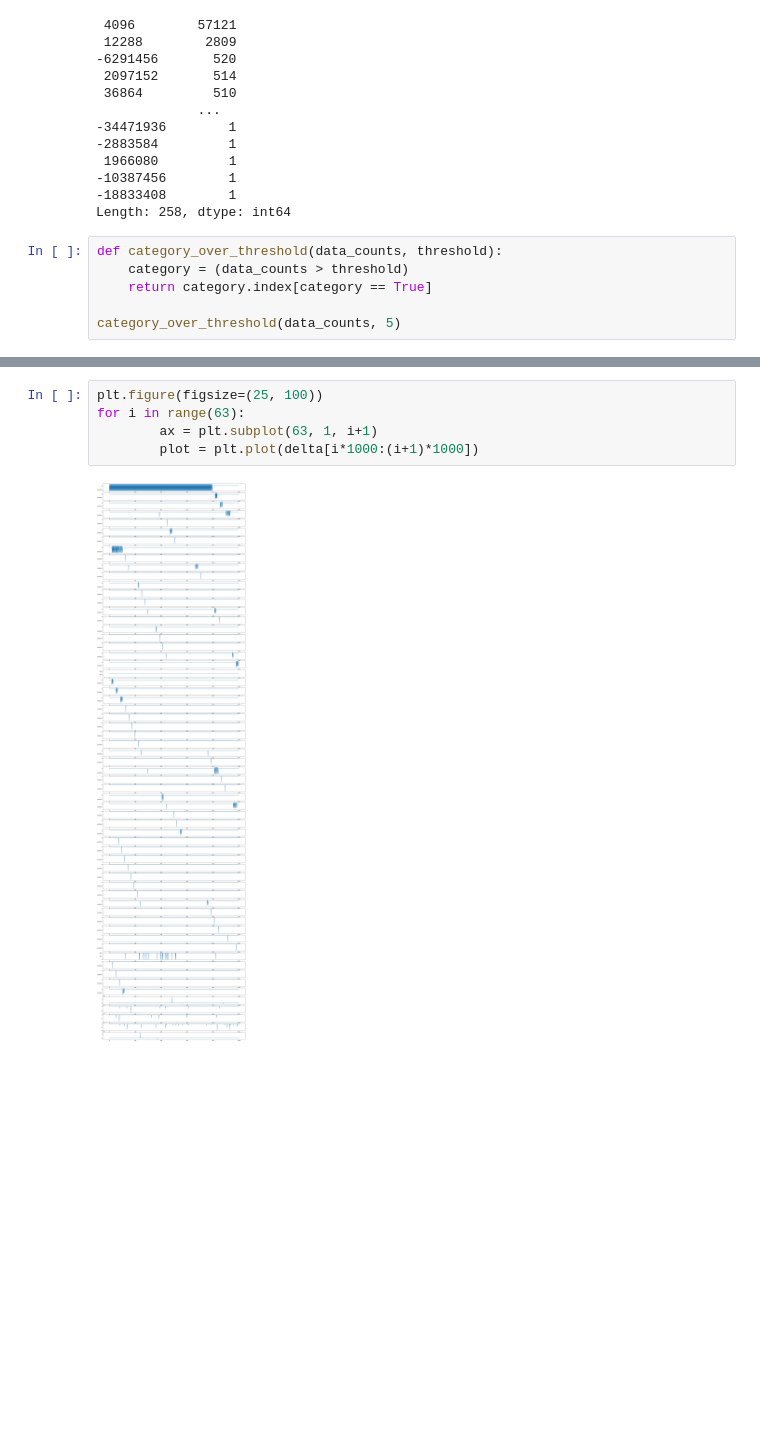
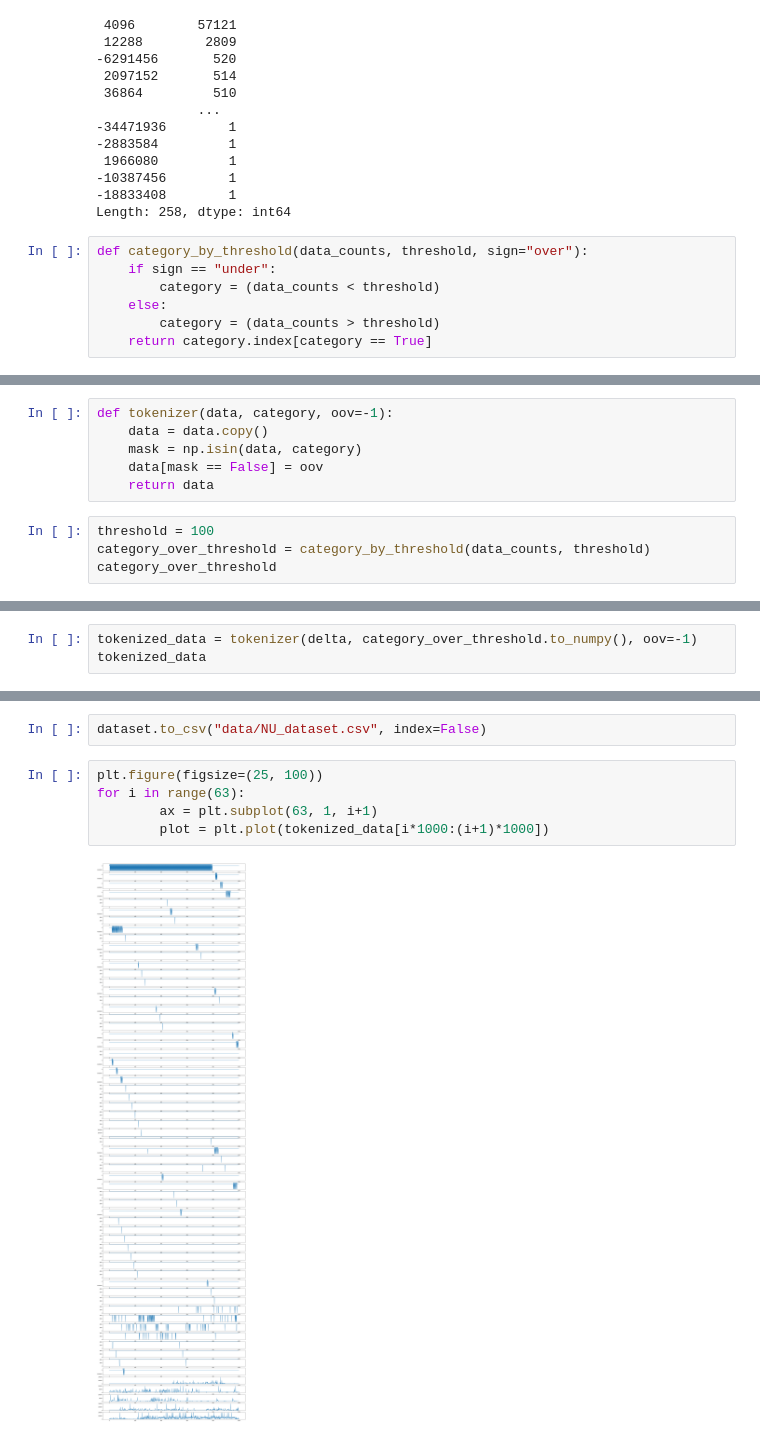
Before and after one commit to laurelwoods0102/tensorflow-page-fault-prediction, a Jupyter notebook: NU/NU_preprocess.ipynb, the cells around one changed output, grey strips where cells are left out. Saved outputs shown, nothing was run; the diff lists cells and outputs as text; blank space fills up the shorter version.

Commit message:
create dataset

```diff
--- a/NU/NU_preprocess.ipynb
+++ b/NU/NU_preprocess.ipynb
@@ -37,8 +38,9 @@ data_counts
 -18833408        1
 Length: 258, dtype: int64
 # %%
-def category_over_threshold(data_counts, threshold):
-    category = (data_counts > threshold)
+def category_by_threshold(data_counts, threshold, sign="over"):
+    if sign == "under":
+        category = (data_counts < threshold)
+    else:
+        category = (data_counts > threshold)
     return category.index[category == True]
-
-category_over_threshold(data_counts, 5)
@@ -84,0 +47,10 @@ pd.DataFrame(data=delta, columns=["delta"])[:1000].plot()
+# %%
+def tokenizer(data, category, oov=-1):
+    data = data.copy()
+    mask = np.isin(data, category)
+    data[mask == False] = oov
+    return data
+# %%
+threshold = 100
+category_over_threshold = category_by_threshold(data_counts, threshold)
+category_over_threshold
@@ -84,0 +61,3 @@ pd.DataFrame(data=delta, columns=["delta"])[:1000].plot()
+# %%
+tokenized_data = tokenizer(delta, category_over_threshold.to_numpy(), oov=-1)
+tokenized_data
@@ -85,7 +94,9 @@ pd.DataFrame(data=delta, columns=["delta"])[:1000].plot()
+# %%
+dataset.to_csv("data/NU_dataset.csv", index=False)
 # %%
 plt.figure(figsize=(25, 100))
 for i in range(63):
         ax = plt.subplot(63, 1, i+1)
-        plot = plt.plot(delta[i*1000:(i+1)*1000])
+        plot = plt.plot(tokenized_data[i*1000:(i+1)*1000])
 # %% [output]
-[figure, old version]
+[figure, new version]
```
Also changed, not shown: parts of 10 cells of this notebook, 2 other files.
